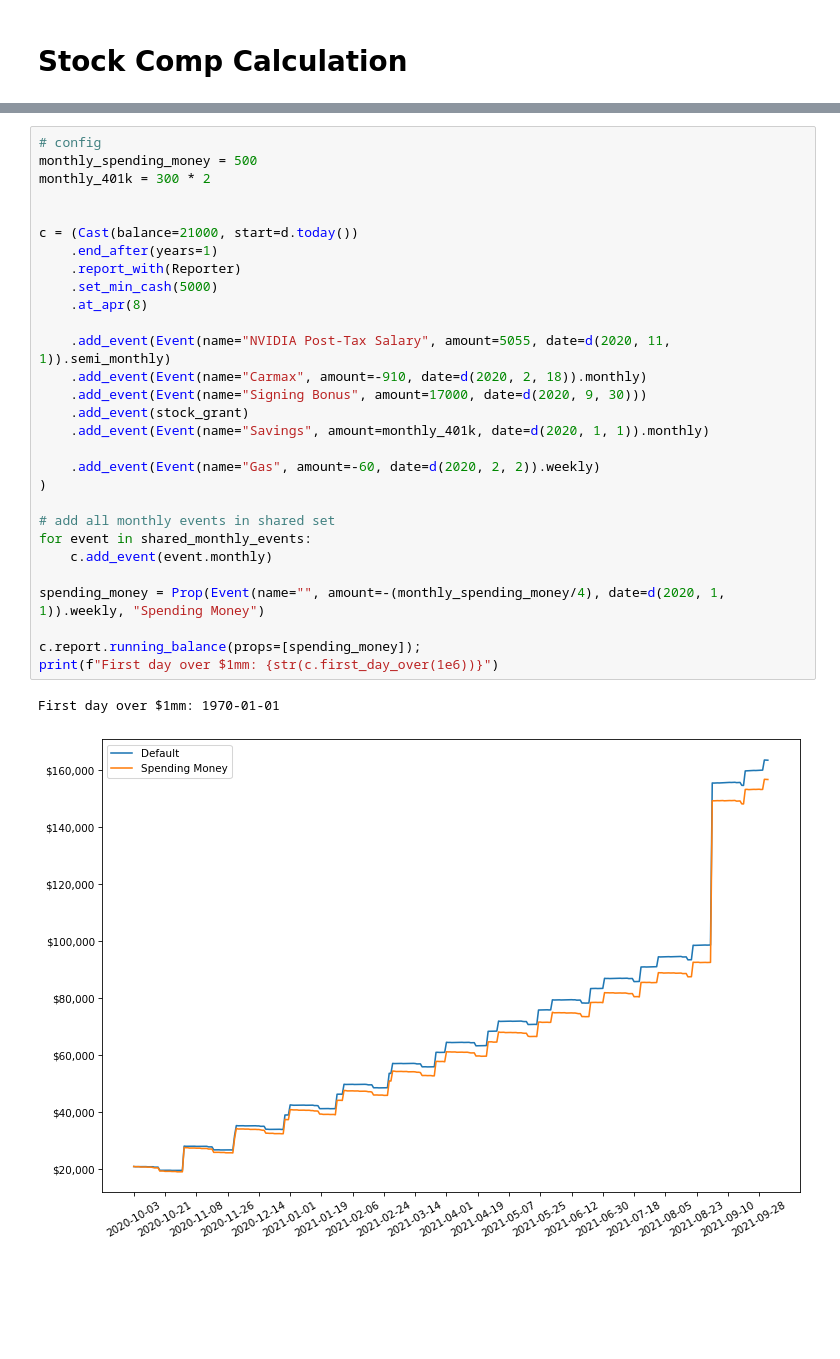
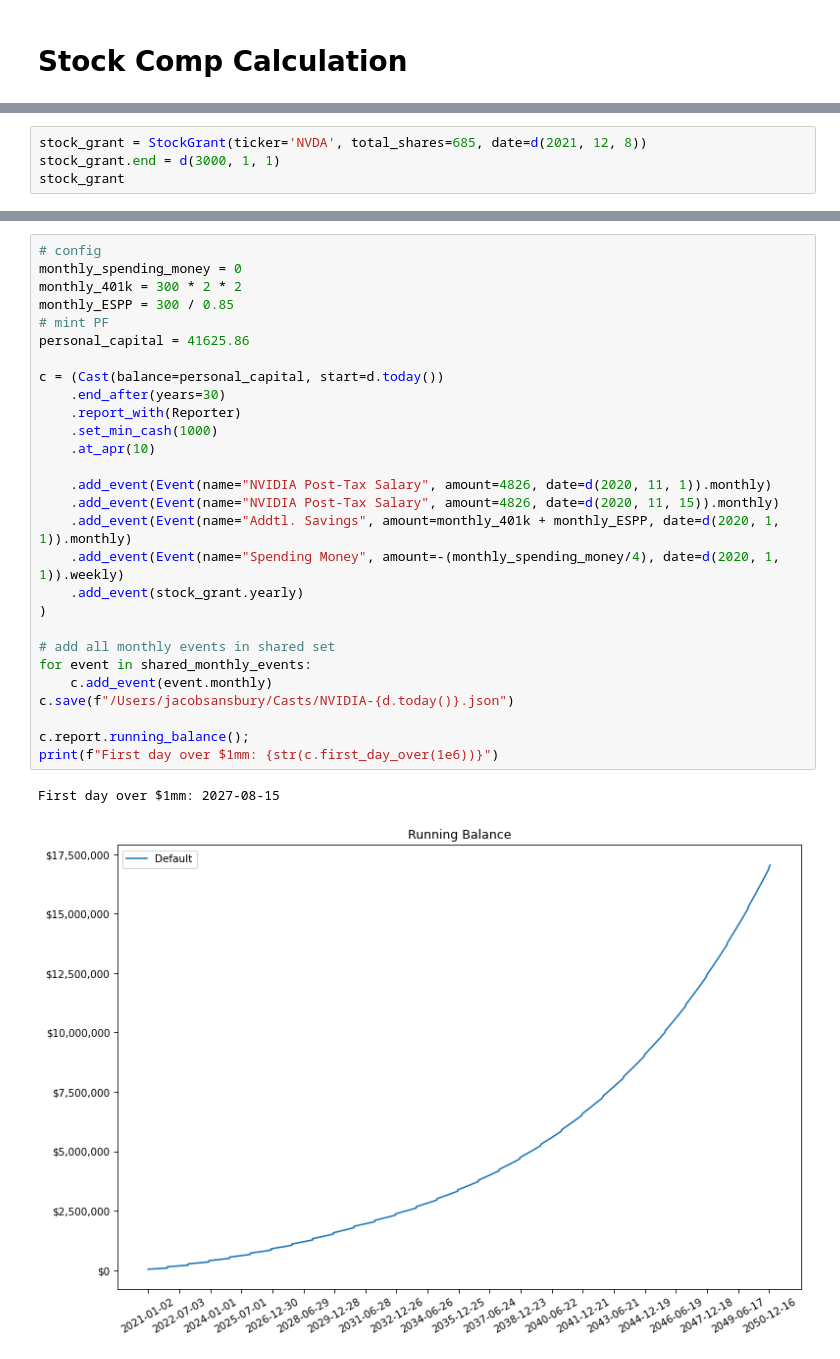
Before and after one commit to jsnns/castlib, a Jupyter notebook: NVIDIA.ipynb, the cells around one changed output, grey strips where cells are left out. Saved outputs shown, nothing was run; the diff lists cells and outputs as text; blank space fills up the shorter version.

```diff
--- a/NVIDIA.ipynb
+++ b/NVIDIA.ipynb
@@ -69,0 +71,4 @@ NVDA is currently worth $522.49
+# %%
+stock_grant = StockGrant(ticker='NVDA', total_shares=685, date=d(2021, 12, 8))
+stock_grant.end = d(3000, 1, 1)
+stock_grant
@@ -70,32 +78,31 @@ NVDA is currently worth $522.49
 # %%
 # config
-monthly_spending_money = 500
-monthly_401k = 300 * 2
+monthly_spending_money = 0
+monthly_401k = 300 * 2 * 2
+monthly_ESPP = 300 / 0.85
+# mint PF
+personal_capital = 41625.86
 
+c = (Cast(balance=personal_capital, start=d.today())
+    .end_after(years=30)
+    .report_with(Reporter)
+    .set_min_cash(1000)
+    .at_apr(10)
 
-c = (Cast(balance=21000, start=d.today())
-    .end_after(years=1)
-    .report_with(Reporter)
-    .set_min_cash(5000)
-    .at_apr(8)
-
-    .add_event(Event(name="NVIDIA Post-Tax Salary", amount=5055, date=d(2020, 11, 1)).semi_monthly)
-    .add_event(Event(name="Carmax", amount=-910, date=d(2020, 2, 18)).monthly)
-    .add_event(Event(name="Signing Bonus", amount=17000, date=d(2020, 9, 30)))
-    .add_event(stock_grant)
-    .add_event(Event(name="Savings", amount=monthly_401k, date=d(2020, 1, 1)).monthly)
-
-    .add_event(Event(name="Gas", amount=-60, date=d(2020, 2, 2)).weekly)
+    .add_event(Event(name="NVIDIA Post-Tax Salary", amount=4826, date=d(2020, 11, 1)).monthly)
+    .add_event(Event(name="NVIDIA Post-Tax Salary", amount=4826, date=d(2020, 11, 15)).monthly)
+    .add_event(Event(name="Addtl. Savings", amount=monthly_401k + monthly_ESPP, date=d(2020, 1, 1)).monthly)
+    .add_event(Event(name="Spending Money", amount=-(monthly_spending_money/4), date=d(2020, 1, 1)).weekly)
+    .add_event(stock_grant.yearly)
 )
 
 # add all monthly events in shared set
 for event in shared_monthly_events:
     c.add_event(event.monthly)
+c.save(f"/Users/jacobsansbury/Casts/NVIDIA-{d.today()}.json")
 
-spending_money = Prop(Event(name="", amount=-(monthly_spending_money/4), date=d(2020, 1, 1)).weekly, "Spending Money")
-
-c.report.running_balance(props=[spending_money]);
+c.report.running_balance();
 print(f"First day over $1mm: {str(c.first_day_over(1e6))}")
 # %% [output]
-First day over $1mm: 1970-01-01
+First day over $1mm: 2027-08-15
-[figure, old version]
+[figure, new version]
```
Also changed, not shown: parts of 7 cells of this notebook, 7 other files.
